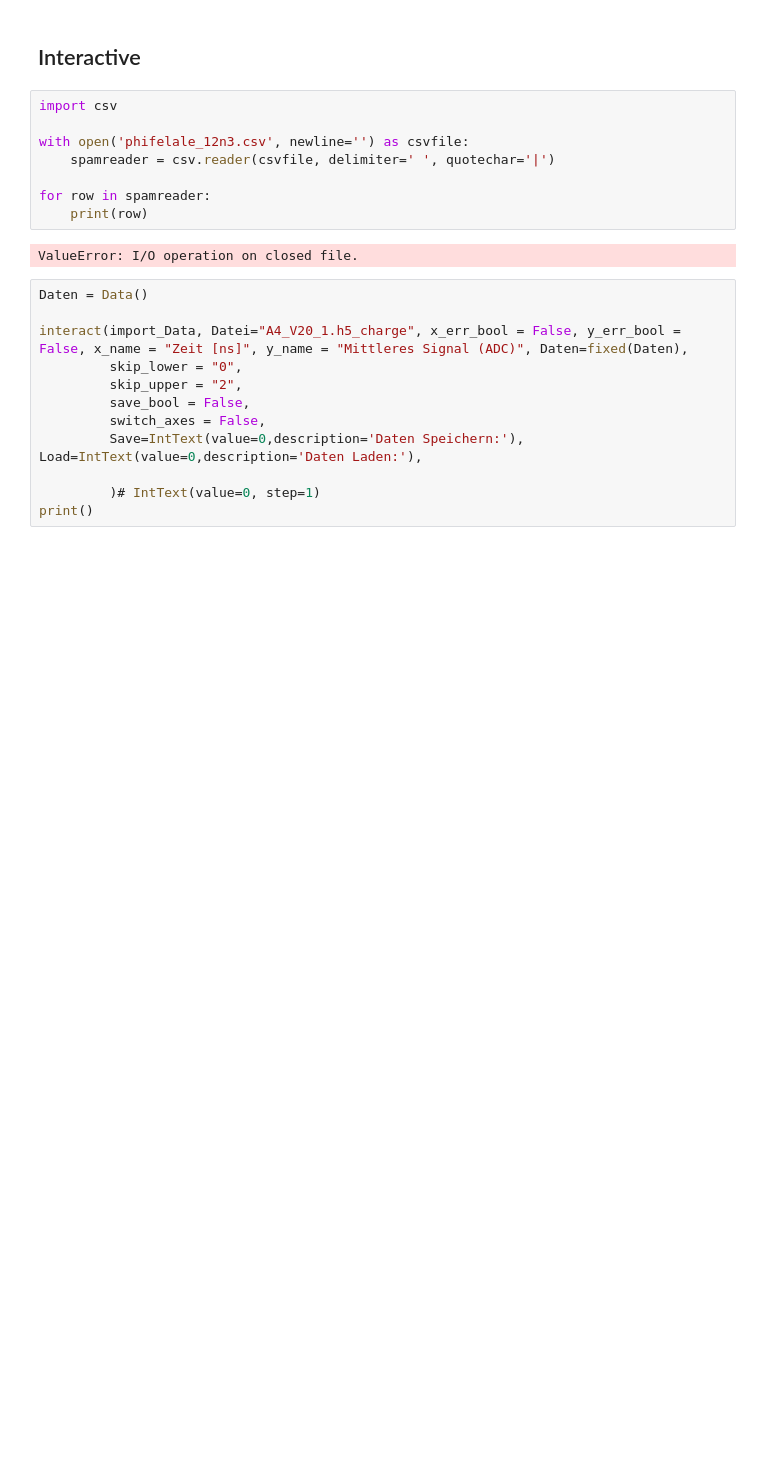
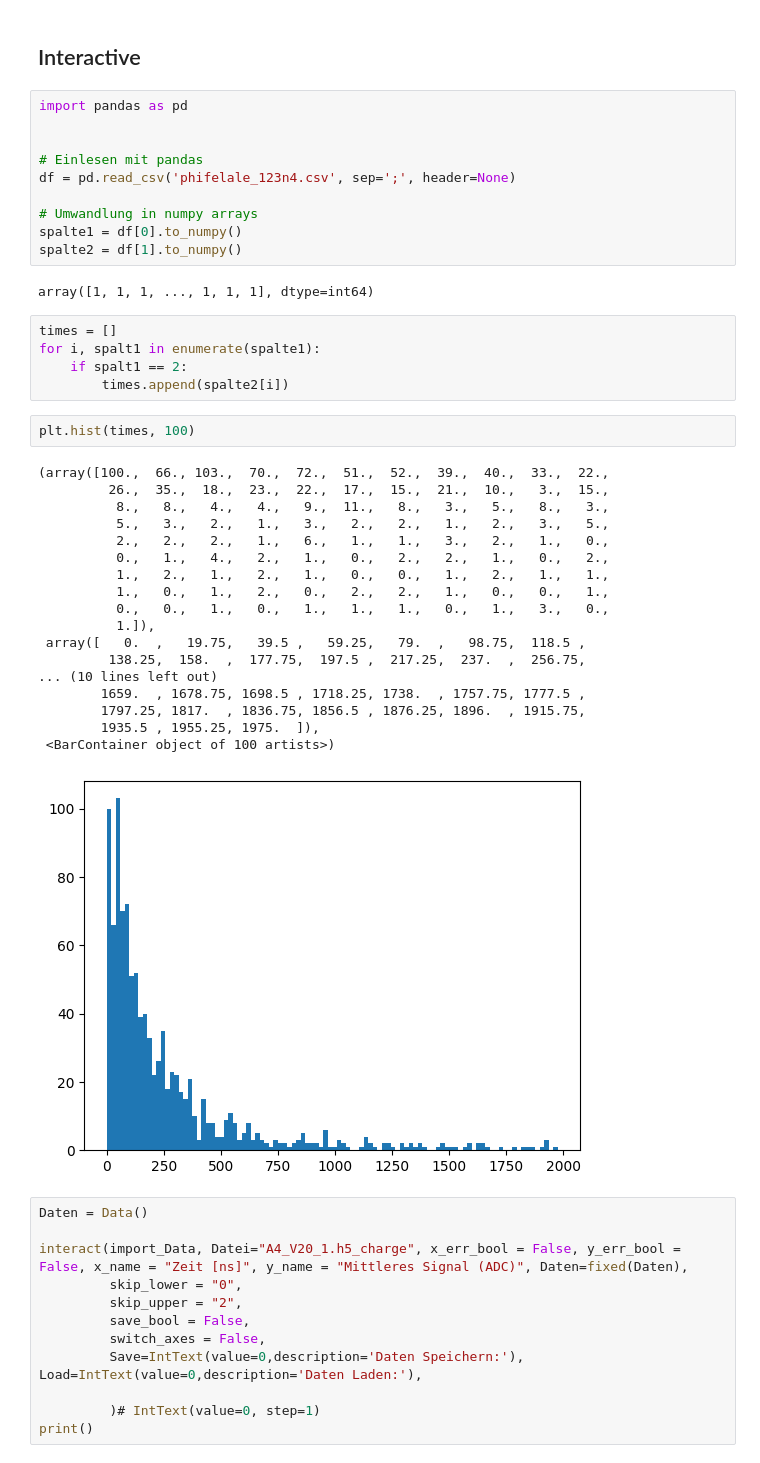
Before and after one commit to TimLockstedt/MP, a Jupyter notebook: FP6/Plott_var_func_Manuell.ipynb, the cells around one changed output. Drawn from its saved outputs; the diff is of its cells as text; blank space fills up the shorter version.

```diff
--- a/FP6/Plott_var_func_Manuell.ipynb
+++ b/FP6/Plott_var_func_Manuell.ipynb
@@ -379,16 +379,44 @@ def update_model(Save:int=0, Load:int=0, **params):
     plt.show()
 # %% [markdown]
 ## Interactive
-# %%
-import csv
-
-with open('phifelale_12n3.csv', newline='') as csvfile:
-    spamreader = csv.reader(csvfile, delimiter=' ', quotechar='|')
-
-for row in spamreader:
-    print(row)
-# %% [output]
-ValueError: I/O operation on closed file.
+# %%
+import pandas as pd
+
+
+# Einlesen mit pandas
+df = pd.read_csv('phifelale_123n4.csv', sep=';', header=None)
+
+# Umwandlung in numpy arrays
+spalte1 = df[0].to_numpy()
+spalte2 = df[1].to_numpy()
+# %% [output]
+array([1, 1, 1, ..., 1, 1, 1], dtype=int64)
+# %%
+times = []
+for i, spalt1 in enumerate(spalte1):
+    if spalt1 == 2:
+        times.append(spalte2[i])
+# %%
+plt.hist(times, 100)
+# %% [output]
+(array([100.,  66., 103.,  70.,  72.,  51.,  52.,  39.,  40.,  33.,  22.,
+         26.,  35.,  18.,  23.,  22.,  17.,  15.,  21.,  10.,   3.,  15.,
+          8.,   8.,   4.,   4.,   9.,  11.,   8.,   3.,   5.,   8.,   3.,
+          5.,   3.,   2.,   1.,   3.,   2.,   2.,   1.,   2.,   3.,   5.,
+          2.,   2.,   2.,   1.,   6.,   1.,   1.,   3.,   2.,   1.,   0.,
+          0.,   1.,   4.,   2.,   1.,   0.,   2.,   2.,   1.,   0.,   2.,
+          1.,   2.,   1.,   2.,   1.,   0.,   0.,   1.,   2.,   1.,   1.,
+          1.,   0.,   1.,   2.,   0.,   2.,   2.,   1.,   0.,   0.,   1.,
+          0.,   0.,   1.,   0.,   1.,   1.,   1.,   0.,   1.,   3.,   0.,
+          1.]),
+ array([   0.  ,   19.75,   39.5 ,   59.25,   79.  ,   98.75,  118.5 ,
+         138.25,  158.  ,  177.75,  197.5 ,  217.25,  237.  ,  256.75,
+... (10 lines left out)
+        1659.  , 1678.75, 1698.5 , 1718.25, 1738.  , 1757.75, 1777.5 ,
+        1797.25, 1817.  , 1836.75, 1856.5 , 1876.25, 1896.  , 1915.75,
+        1935.5 , 1955.25, 1975.  ]),
+ <BarContainer object of 100 artists>)
+[figure, added]
 # %%
 Daten = Data()
 
```
Also changed, not shown: 1 other file.
